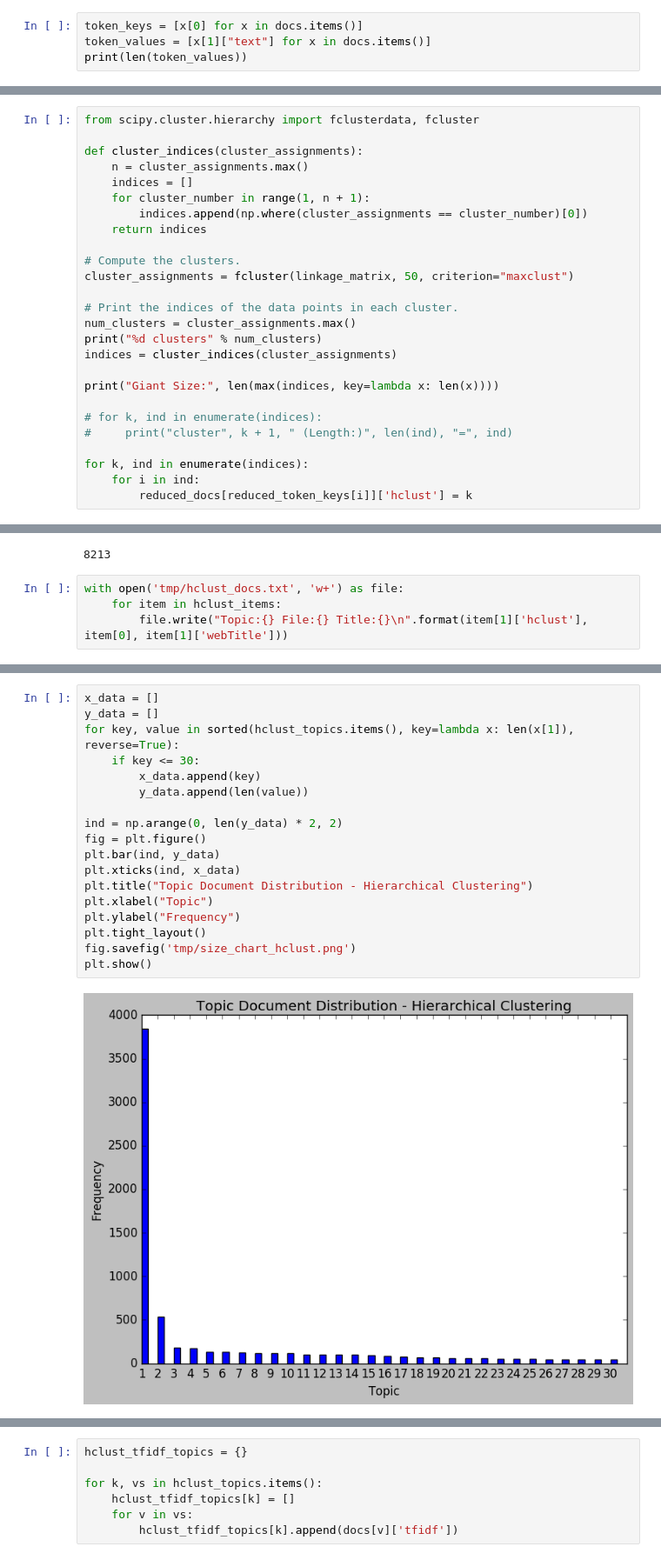
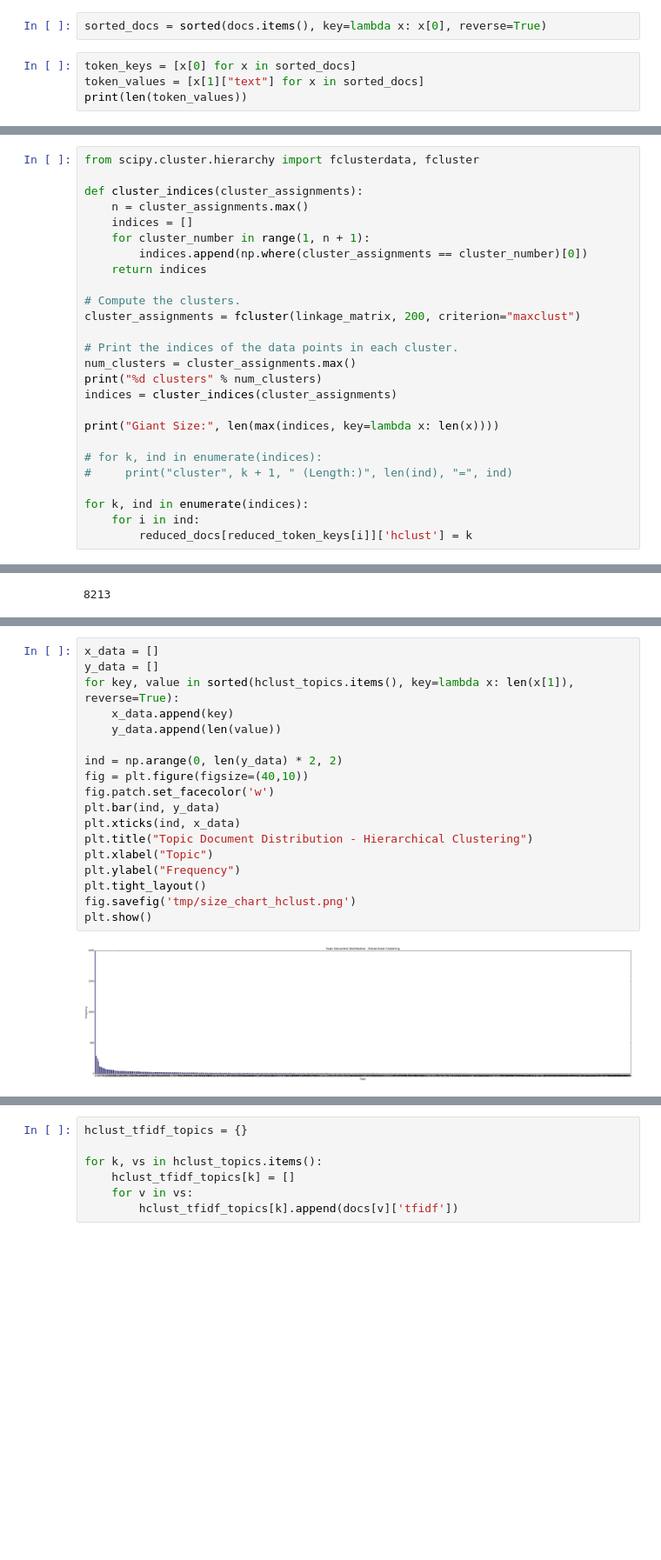
Before and after one commit to patorn/ucl_topic_structure_network_analysis, a Jupyter notebook: hclust.ipynb, the cells around one changed output, grey strips where cells are left out. Shown at 87% size. Drawn from its saved outputs; the diff is of its cells as text; blank space fills up the shorter version.

```diff
--- a/hclust.ipynb
+++ b/hclust.ipynb
@@ -227,6 +227,8 @@ dict_keys(['body', 'mod_topic', 'tfidf', 'authors', 'top_tfidf', 'id', 'apiUrl',
+# %%
+sorted_docs = sorted(docs.items(), key=lambda x: x[0], reverse=True)
 # %%
-token_keys = [x[0] for x in docs.items()]
-token_values = [x[1]["text"] for x in docs.items()]
+token_keys = [x[0] for x in sorted_docs]
+token_values = [x[1]["text"] for x in sorted_docs]
 print(len(token_values))
 # %% [output]
 9095
@@ -517,7 +514,7 @@ def cluster_indices(cluster_assignments):
     return indices
 
 # Compute the clusters.
-cluster_assignments = fcluster(linkage_matrix, 50, criterion="maxclust")
+cluster_assignments = fcluster(linkage_matrix, 200, criterion="maxclust")
 
 # Print the indices of the data points in each cluster.
 num_clusters = cluster_assignments.max()
@@ -539,7 +539,3 @@ for item in reduced_docs.items():
 len(hclust_items)
 # %% [output]
 8213
-# %%
-with open('tmp/hclust_docs.txt', 'w+') as file:
-    for item in hclust_items:
-        file.write("Topic:{} File:{} Title:{}\n".format(item[1]['hclust'], item[0], item[1]['webTitle']))
@@ -567,23 +561,23 @@ for key, value in sorted(topics.items(), key=lambda x: len(x[1]), reverse=True):
 # %%
 x_data = []
 y_data = []
 for key, value in sorted(hclust_topics.items(), key=lambda x: len(x[1]), reverse=True):
-    if key <= 30:
-        x_data.append(key)
-        y_data.append(len(value))
+    x_data.append(key)
+    y_data.append(len(value))
 
 ind = np.arange(0, len(y_data) * 2, 2)
-fig = plt.figure()
+fig = plt.figure(figsize=(40,10))
+fig.patch.set_facecolor('w')
 plt.bar(ind, y_data)
 plt.xticks(ind, x_data)
 plt.title("Topic Document Distribution - Hierarchical Clustering")
 plt.xlabel("Topic")
 plt.ylabel("Frequency")
 plt.tight_layout()
 fig.savefig('tmp/size_chart_hclust.png')
 plt.show()
 # %% [output]
-[figure, old version]
+[figure, new version]
 # %%
 import scipy.stats as stats
 
```
Also changed, not shown: parts of 11 cells of this notebook, 3 other files.
